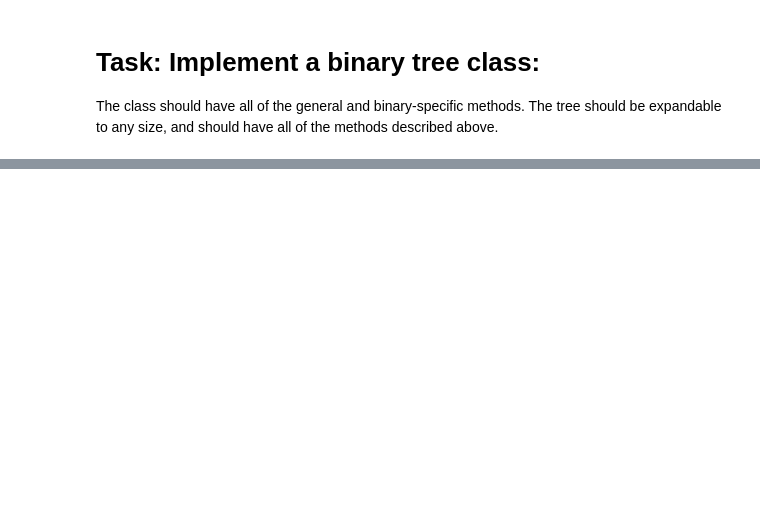
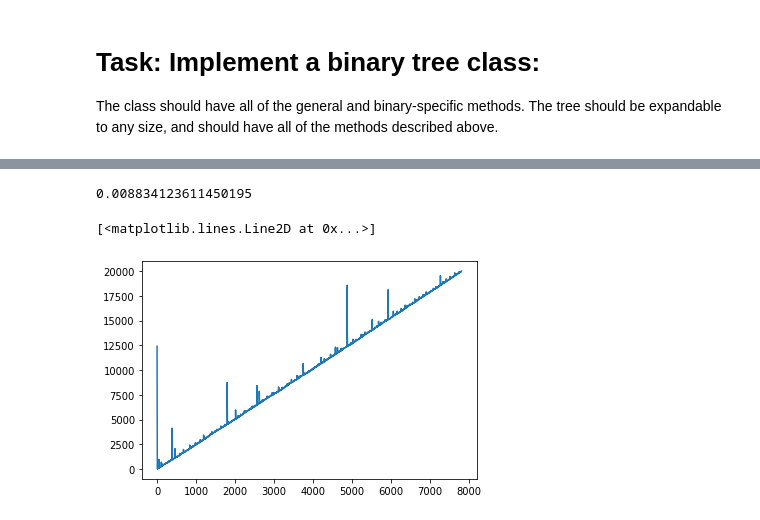
Before and after one commit to dstorer/ElliottPython, a Jupyter notebook: Trees.ipynb, the cells around one changed output, grey strips where cells are left out. Saved outputs shown, nothing was run; the diff lists cells and outputs as text; code cells hidden in the pictures; blank space fills up the shorter version.

```diff
--- a/Trees.ipynb
+++ b/Trees.ipynb
@@ -123,8 +117,3 @@ Traversal: A, B, C, D, E, F, G, H, I
 # Task: Implement a binary tree class:
 
 The class should have all of the general and binary-specific methods. The tree should be expandable to any size, and should have all of the methods described above.
-# %%
-class BinaryTreeNode:
-    def __init__(self):
-        pass
-    <insert code here>
@@ -130,0 +217,26 @@ class BinaryTreeNode:
+# %%
+import time
+
+def preOrder(node, orderedList=[]):
+    orderedList.append(node.data)
+    if node.hasLeft():
+        preOrder(node.leftChild, orderedList)
+    if node.hasRight():
+        preOrder(node.rightChild, orderedList)
+    return orderedList
+
+start = time.time()
+preorderedList = preOrder(root)
+end = time.time()
+
+print(end-start)
+# %% [output]
+0.008834123611450195
+# %%
+from matplotlib import pyplot as plt
+
+fig = plt.figure()
+plt.plot(preorderedList)
+# %% [output]
+[<matplotlib.lines.Line2D at 0x...>]
+[figure, added]
```
Also changed, not shown: parts of 13 cells of this notebook.
